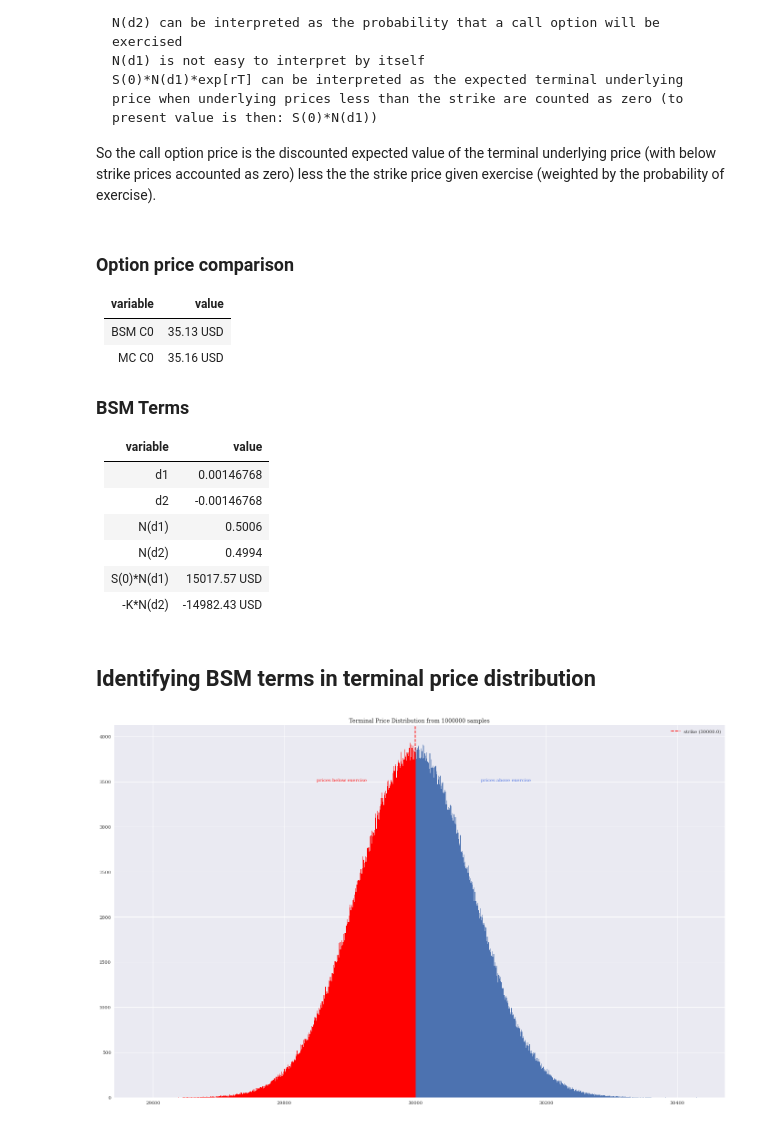
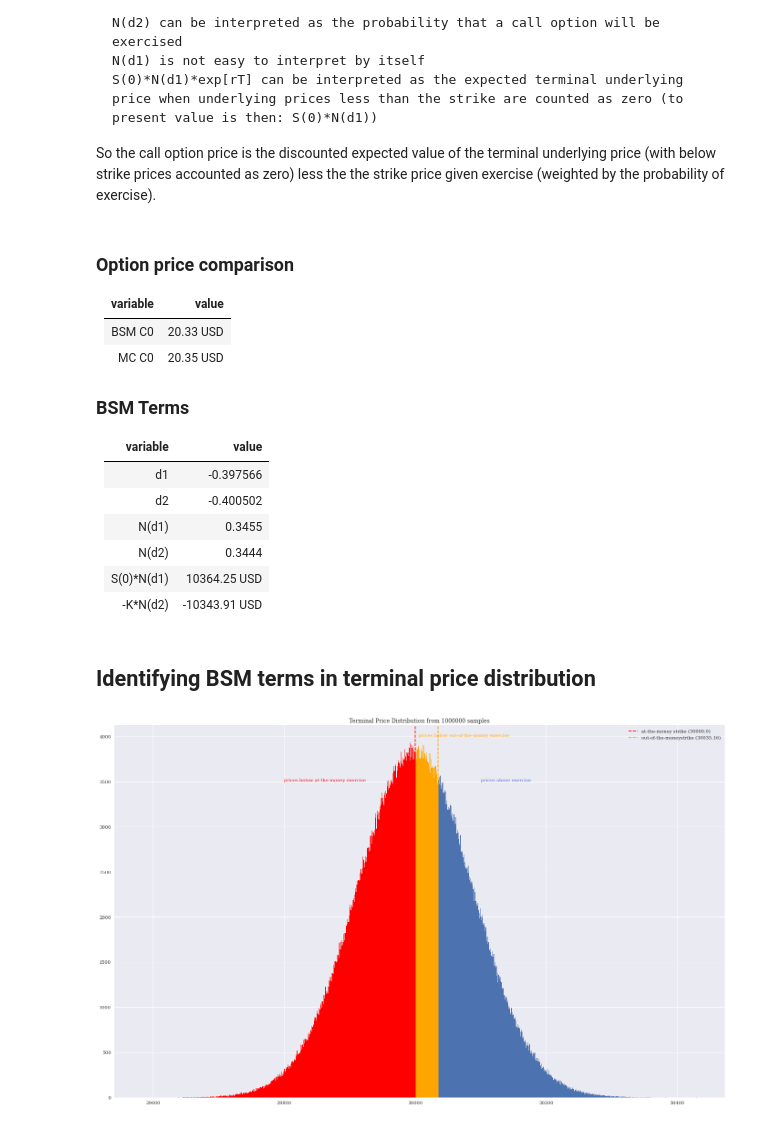
Before and after one commit to sebastienverreault/option_risk_analysis2, a Jupyter notebook: normal_out_money_simulation.ipynb, the cells around one changed output. Drawn from its saved outputs; the diff is of its cells as text; code cells hidden in the pictures.

```diff
--- a/normal_out_money_simulation.ipynb
+++ b/normal_out_money_simulation.ipynb
@@ -31,6 +31,16 @@ plt.style.use('seaborn')
 plt.colormaps
 mpl.rcParams['savefig.dpi'] = 300
 mpl.rcParams['font.family'] = 'serif'
+
+btcusd_1min = pd.read_csv("./BTCUSD.csv", sep=",", header=0, names=["date","open","high","low","close"], index_col="date")
+
+btcusd_1min['ret_2min'] = np.log(btcusd_1min['close'] / btcusd_1min['close'].shift(2))
+
+vol_2min = btcusd_1min['ret_2min'].std()
+
+# number of 2-minute per year
+nb_2min_per_year = 60/2 * 24 * 365.25
+vol_ann = vol_2min * sqrt(nb_2min_per_year)
 # %% [markdown]
 ## Monte Carlo Simulation
 
@@ -124,8 +134,15 @@ md(f"""### Simulation calculated variables
 |S(T) std|88.05|
 # %%
 
-# out-of-the-money strike price => fair value @ 50%-50% exercise probability
-K = S0
+# at-the-money strike price => fair value @ 50%-50% exercise probability
+K_at_money = S0
+
+# call option payoff at maturity
+CT_at_money = np.maximum(ST - K_at_money, 0)
+
+# out-of-the-money strike price =>
+# add the premium of the at-the-money option to the strike price as an experiment
+K = S0 + CT_at_money.mean()
 
 # call option payoff at maturity
 CT = np.maximum(ST - K, 0)
@@ -140,7 +157,7 @@ header = '''|variable|value|
 |:-:|-:|'''
 
 table = ""
-table += f"|K|{float('%.8g' % S0)} USD|\n"
+table += f"|K|{float('%.8g' % K)} USD|\n"
 
 table2 = ""
 table2 += f"|C(T)|{CT[:5].round(1)}...|\n"
@@ -250,40 +267,44 @@ md(f"""### Option price comparison
 ### Option price comparison
 |variable|value|
 |:-:|-:|
-|BSM C0|35.13 USD|
-|MC C0|35.16 USD|
+|BSM C0|20.33 USD|
+|MC C0|20.35 USD|
 
 ### BSM Terms
 |variable|value|
 |:-:|-:|
-|d1|0.00146768|
-|d2|-0.00146768|
-|N(d1)|0.5006|
-|N(d2)|0.4994|
-|S(0)*N(d1)|15017.57 USD|
-|-K*N(d2)|-14982.43 USD|
+|d1|-0.397566|
+|d2|-0.400502|
+|N(d1)|0.3455|
+|N(d2)|0.3444|
+|S(0)*N(d1)|10364.25 USD|
+|-K*N(d2)|-10343.91 USD|
 # %% [markdown]
 ## Identifying BSM terms in terminal price distribution
 # %%
 
 plt.figure(figsize=(24, 15))
 n, bins, patches = plt.hist(ST, bins=1000);
 for c, p in zip(bins, patches):
-    if c <= K:
+    if c <= K_at_money:
         plt.setp(p, 'facecolor', 'red')
+    elif c > K_at_money and c <= K:
+        plt.setp(p, 'facecolor', 'orange')
     # else:
     #     plt.setp(p, 'facecolor', 'royalblue')
 
-plt.axvline(K, color='r', label=f"strike ({float('%.7g' % (K))})", linestyle='--')
+plt.axvline(K_at_money, color='r', label=f"at-the-money strike ({float('%.7g' % (K_at_money))})", linestyle='--')
+plt.axvline(K, color='orange', label=f"out-of-the-moneystrike ({float('%.7g' % (K))})", linestyle='--')
 
-plt.text(29850, 3500, "prices below exercise", color='r')
+plt.text(29800, 3500, "prices below at-the-money exercise", color='r')
+plt.text(30005, 4000, "prices below out-of-the-money exercise", color='orange')
 plt.text(30100, 3500, "prices above exercise", color='royalblue')
 
 plt.title(f'Terminal Price Distribution from {I} samples')
 plt.legend(loc='best');
 plt.show()
 # %% [output]
-[figure, old version]
+[figure, new version]
 # %%
 
 ST_below_K = ST[ST <= K]
```
Also changed, not shown: parts of 6 cells of this notebook, 1 other file.
